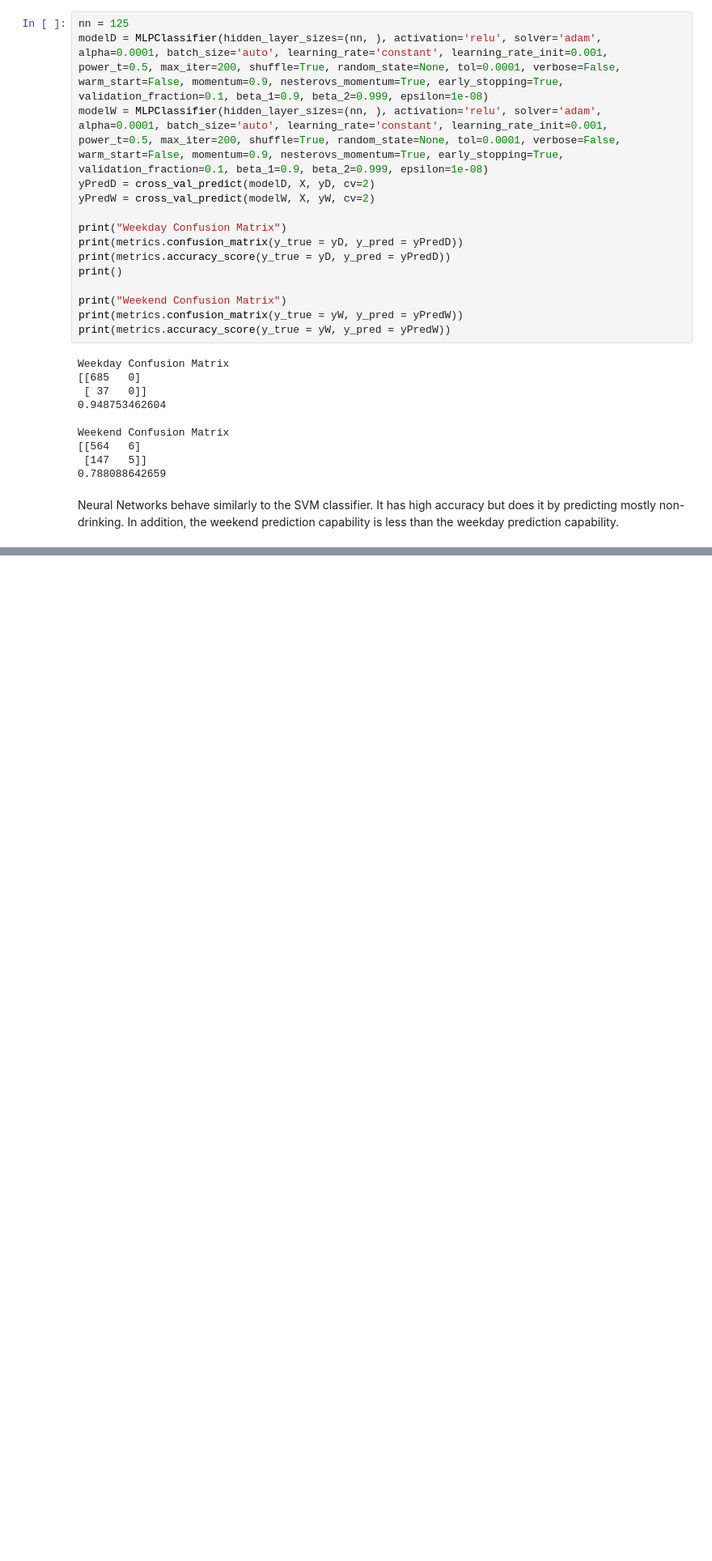
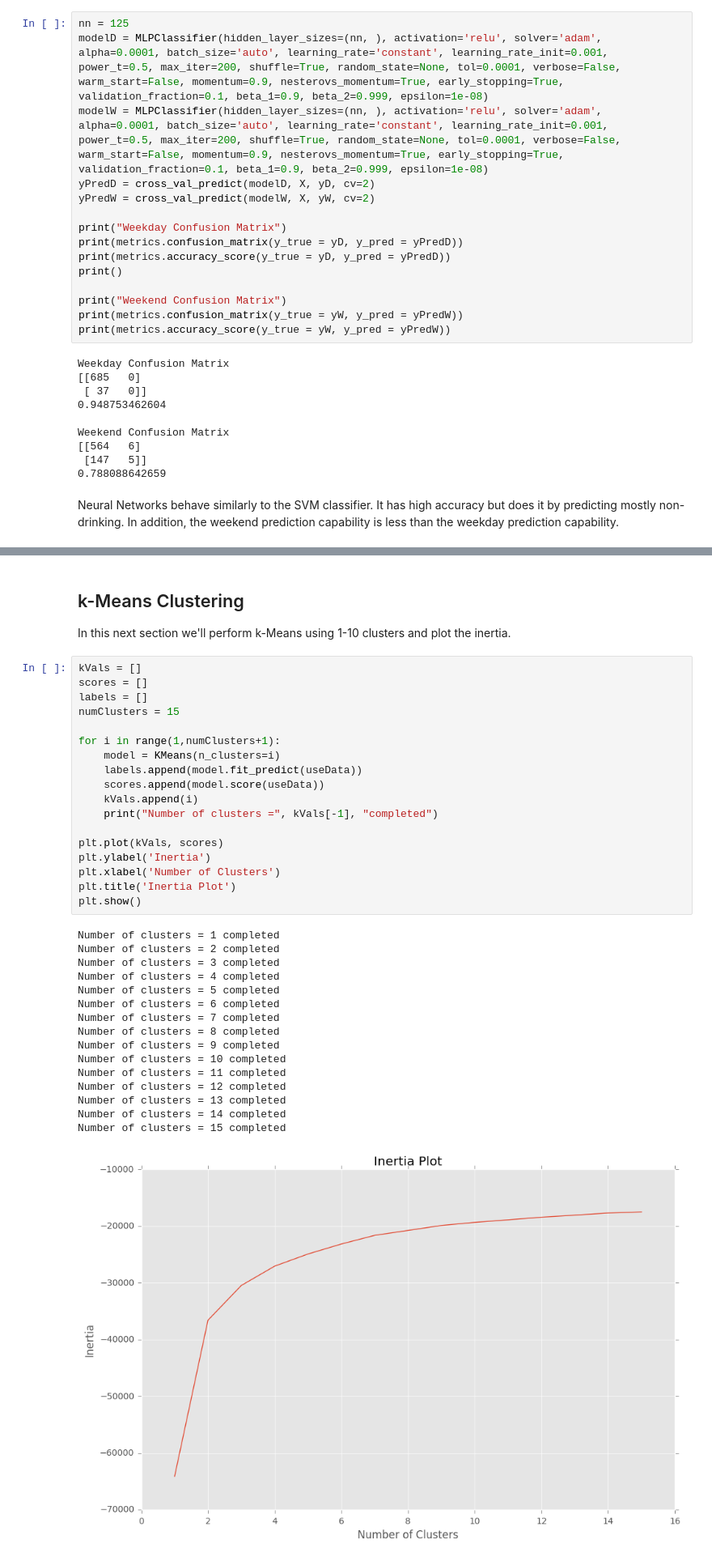
Before and after one commit to fagan2888/DataSci_Final_Project, a Jupyter notebook: Final/Final Submission.ipynb, the cells around one changed output, grey strips where cells are left out. Shown at 81% size. Saved outputs shown, nothing was run; the diff lists cells and outputs as text; blank space fills up the shorter version.

```diff
--- a/Final/Final Submission.ipynb
+++ b/Final/Final Submission.ipynb
@@ -1013,0 +1057,38 @@ Neural Networks behave similarly to the SVM classifier. It has high accuracy but
+# %% [markdown]
+## k-Means Clustering
+In this next section we'll perform k-Means using 1-10 clusters and plot the inertia.
+# %%
+kVals = []
+scores = []
+labels = []
+numClusters = 15
+
+for i in range(1,numClusters+1):
+    model = KMeans(n_clusters=i)
+    labels.append(model.fit_predict(useData))
+    scores.append(model.score(useData))
+    kVals.append(i)
+    print("Number of clusters =", kVals[-1], "completed")
+
+plt.plot(kVals, scores)
+plt.ylabel('Inertia')
+plt.xlabel('Number of Clusters')
+plt.title('Inertia Plot')
+plt.show()
+# %% [output]
+Number of clusters = 1 completed
+Number of clusters = 2 completed
+Number of clusters = 3 completed
+Number of clusters = 4 completed
+Number of clusters = 5 completed
+Number of clusters = 6 completed
+Number of clusters = 7 completed
+Number of clusters = 8 completed
+Number of clusters = 9 completed
+Number of clusters = 10 completed
+Number of clusters = 11 completed
+Number of clusters = 12 completed
+Number of clusters = 13 completed
+Number of clusters = 14 completed
+Number of clusters = 15 completed
+[figure, added]
```
Also changed, not shown: parts of 48 cells of this notebook, 1 other file.
